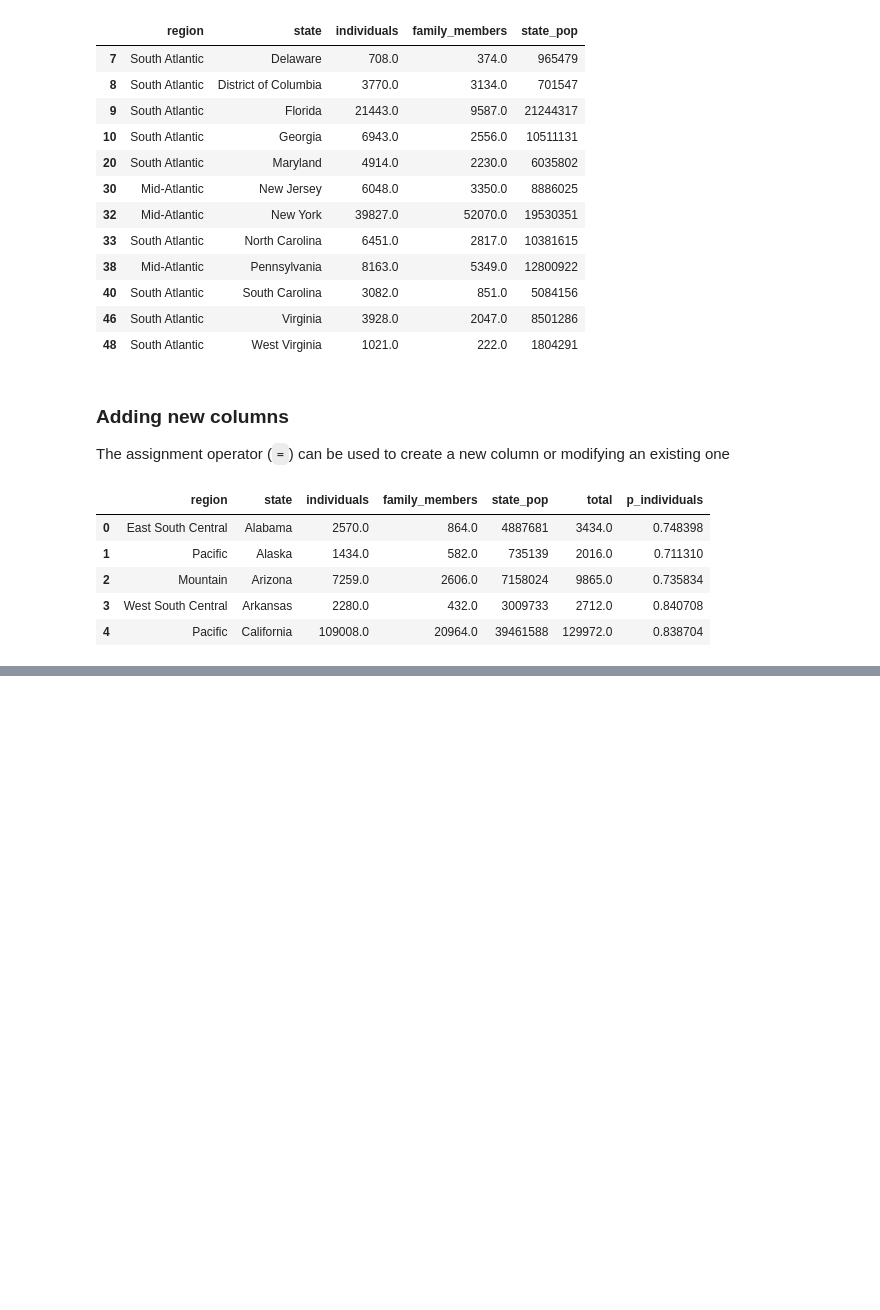
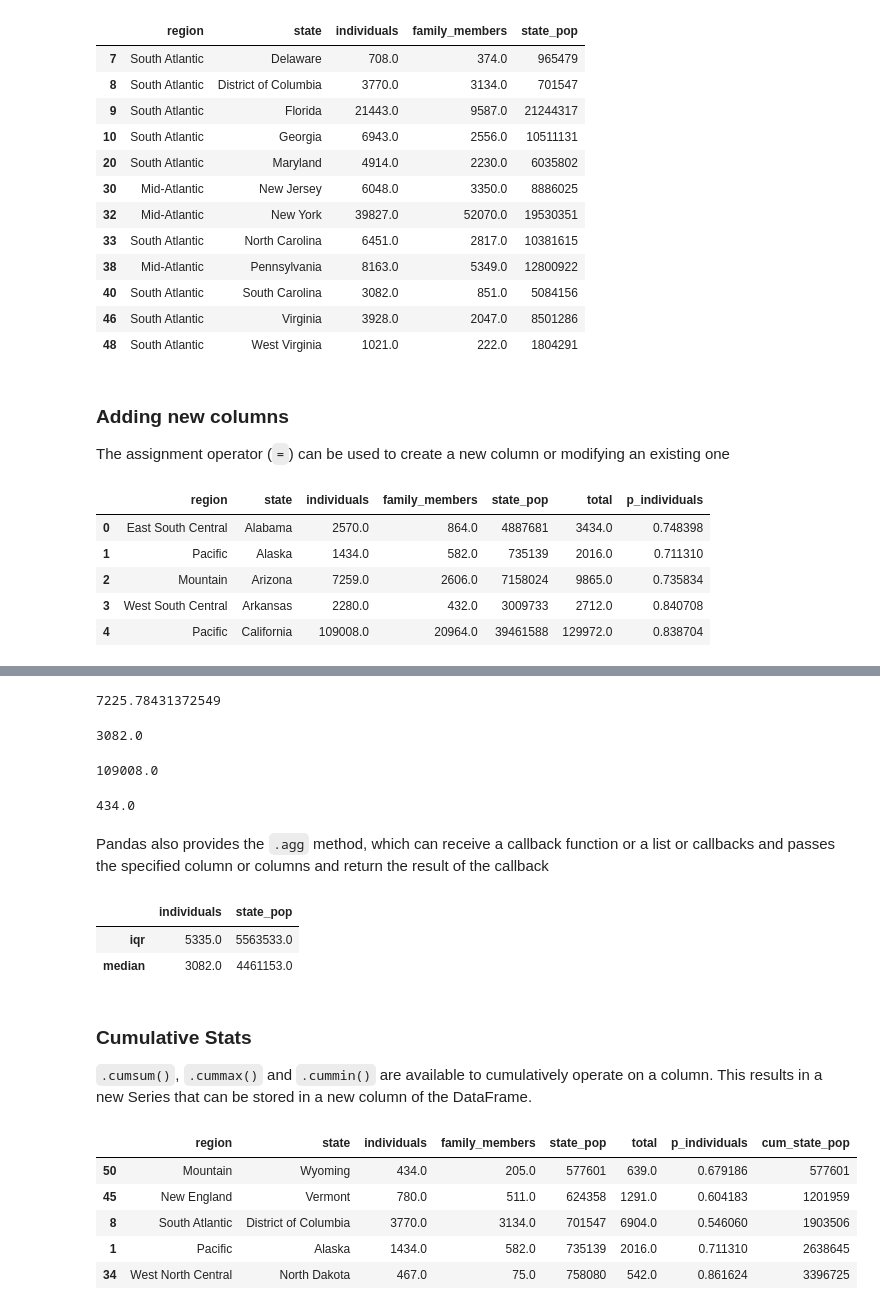
Before and after one commit to mapra99/ds-data-manipulation, a Jupyter notebook: pandas-datacamp.ipynb, the cells around one changed output, grey strips where cells are left out. Saved outputs shown, nothing was run; the diff lists cells and outputs as text; code cells hidden in the pictures; blank space fills up the shorter version.

Commit message:
aggregating data

```diff
--- a/pandas-datacamp.ipynb
+++ b/pandas-datacamp.ipynb
@@ -257,0 +264,51 @@ homelessness.head()
+# %%
+# Print the mean of individuals
+homelessness["individuals"].mean()
+# %% [output]
+7225.78431372549
+# %%
+# Print the median of individuals
+homelessness["individuals"].median()
+# %% [output]
+3082.0
+# %%
+# Print the maximum amount of individuals
+homelessness["individuals"].max()
+# %% [output]
+109008.0
+# %%
+# Print the minimum amount of individuals
+homelessness["individuals"].min()
+# %% [output]
+434.0
+# %% [markdown]
+Pandas also provides the `.agg` method, which can receive a callback function or a list or callbacks and passes the specified column or columns and return the result of the callback
+# %%
+# Import NumPy and create custom IQR function
+import numpy as np
+
+def iqr(column):
+    return column.quantile(0.75) - column.quantile(0.25)
+
+# Print IQR and median of individuals and state_pop
+homelessness[["individuals", "state_pop"]].agg([iqr, np.median])
+# %% [output]
+|  | individuals | state_pop |
+| iqr | 5335.0 | 5563533.0 |
+| median | 3082.0 | 4461153.0 |
+# %% [markdown]
+### Cumulative Stats
+
+`.cumsum()`, `.cummax()` and `.cummin()` are available to cumulatively operate on a column. This results in a new Series that can be stored in a new column of the DataFrame.
+# %%
+homelessness = homelessness.sort_values("state_pop")
+homelessness["cum_state_pop"] = homelessness["state_pop"].cumsum()
+
+homelessness.head()
+# %% [output]
+|  | region | state | individuals | family_members | state_pop | total | p_individuals | cum_state_pop |
+| 50 | Mountain | Wyoming | 434.0 | 205.0 | 577601 | 639.0 | 0.679186 | 577601 |
+| 45 | New England | Vermont | 780.0 | 511.0 | 624358 | 1291.0 | 0.604183 | 1201959 |
+| 8 | South Atlantic | District of Columbia | 3770.0 | 3134.0 | 701547 | 6904.0 | 0.546060 | 1903506 |
+| 1 | Pacific | Alaska | 1434.0 | 582.0 | 735139 | 2016.0 | 0.711310 | 2638645 |
+| 34 | West North Central | North Dakota | 467.0 | 75.0 | 758080 | 542.0 | 0.861624 | 3396725 |
```
Also changed, not shown: parts of 7 cells of this notebook.
